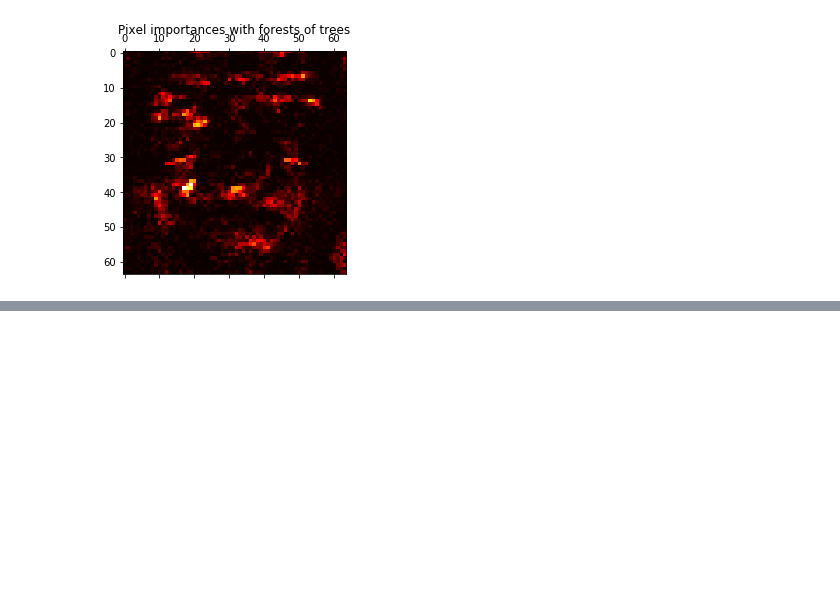
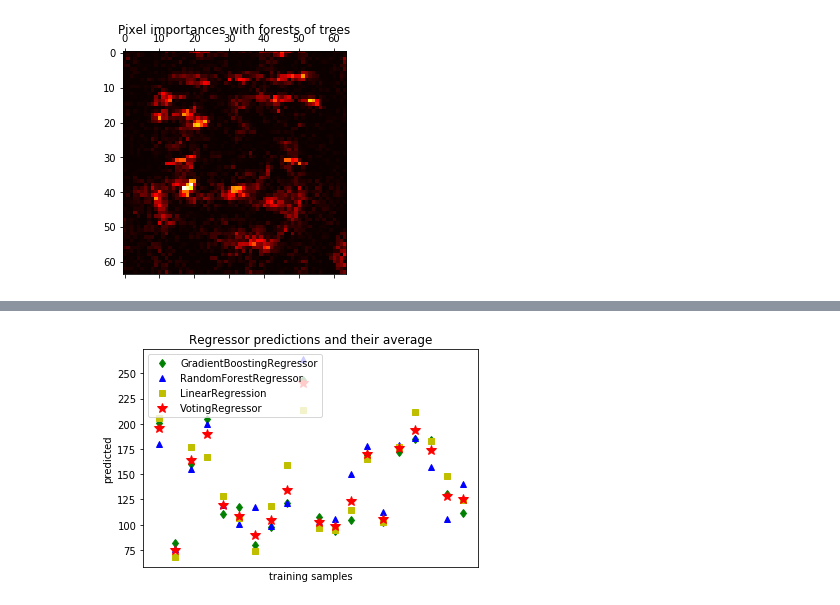
Before and after one commit to fanqingsong/code_snippet, a Jupyter notebook: sklearn/ensemble.ipynb, the cells around one changed output, grey strips where cells are left out. Saved outputs shown, nothing was run; the diff lists cells and outputs as text; code cells hidden in the pictures; blank space fills up the shorter version.

```diff
--- a/sklearn/ensemble.ipynb
+++ b/sklearn/ensemble.ipynb
@@ -344,0 +1072,92 @@ done in 1.471s
+# %%
+"""
+=================================================
+Plot individual and voting regression predictions
+=================================================
+
+.. currentmodule:: sklearn
+
+A voting regressor is an ensemble meta-estimator that fits several base
+regressors, each on the whole dataset. Then it averages the individual
+predictions to form a final prediction.
+We will use three different regressors to predict the data:
+:class:`~ensemble.GradientBoostingRegressor`,
+:class:`~ensemble.RandomForestRegressor`, and
+:class:`~linear_model.LinearRegression`).
+Then the above 3 regressors will be used for the
+:class:`~ensemble.VotingRegressor`.
+
+Finally, we will plot the predictions made by all models for comparison.
+
+We will work with the diabetes dataset which consists of 10 features
+collected from a cohort of diabetes patients. The target is a quantitative
+measure of disease progression one year after baseline.
+
+"""
+print(__doc__)
+
+import matplotlib.pyplot as plt
+
+from sklearn.datasets import load_diabetes
+from sklearn.ensemble import GradientBoostingRegressor
+from sklearn.ensemble import RandomForestRegressor
+from sklearn.linear_model import LinearRegression
+from sklearn.ensemble import VotingRegressor
+
+# %%
+# Training classifiers
+# --------------------------------
+#
+# First, we will load the diabetes dataset and initiate a gradient boosting
+# regressor, a random forest regressor and a linear regression. Next, we will
+# use the 3 regressors to build the voting regressor:
+
+X, y = load_diabetes(return_X_y=True)
+
+# Train classifiers
+reg1 = GradientBoostingRegressor(random_state=1)
+reg2 = RandomForestRegressor(random_state=1)
+reg3 = LinearRegression()
+
+reg1.fit(X, y)
+reg2.fit(X, y)
+reg3.fit(X, y)
+
+ereg = VotingRegressor([('gb', reg1), ('rf', reg2), ('lr', reg3)])
+ereg.fit(X, y)
+
+# %%
+# Making predictions
+# --------------------------------
+#
+# Now we will use each of the regressors to make the 20 first predictions.
+
+xt = X[:20]
+
+pred1 = reg1.predict(xt)
+pred2 = reg2.predict(xt)
+pred3 = reg3.predict(xt)
+pred4 = ereg.predict(xt)
+
+# %%
+# Plot the results
+# --------------------------------
+#
+# Finally, we will visualize the 20 predictions. The red stars show the average
+# prediction made by :class:`~ensemble.VotingRegressor`.
+
+plt.figure()
+plt.plot(pred1, 'gd', label='GradientBoostingRegressor')
+plt.plot(pred2, 'b^', label='RandomForestRegressor')
+plt.plot(pred3, 'ys', label='LinearRegression')
+plt.plot(pred4, 'r*', ms=10, label='VotingRegressor')
+
+plt.tick_params(axis='x', which='both', bottom=False, top=False,
+                labelbottom=False)
+plt.ylabel('predicted')
+plt.xlabel('training samples')
+plt.legend(loc="best")
+plt.title('Regressor predictions and their average')
+
+plt.show()
+# %% [output]
@@ -344,0 +1181 @@ done in 1.471s
+[figure, added]
```
Also changed, not shown: parts of 9 cells of this notebook.
